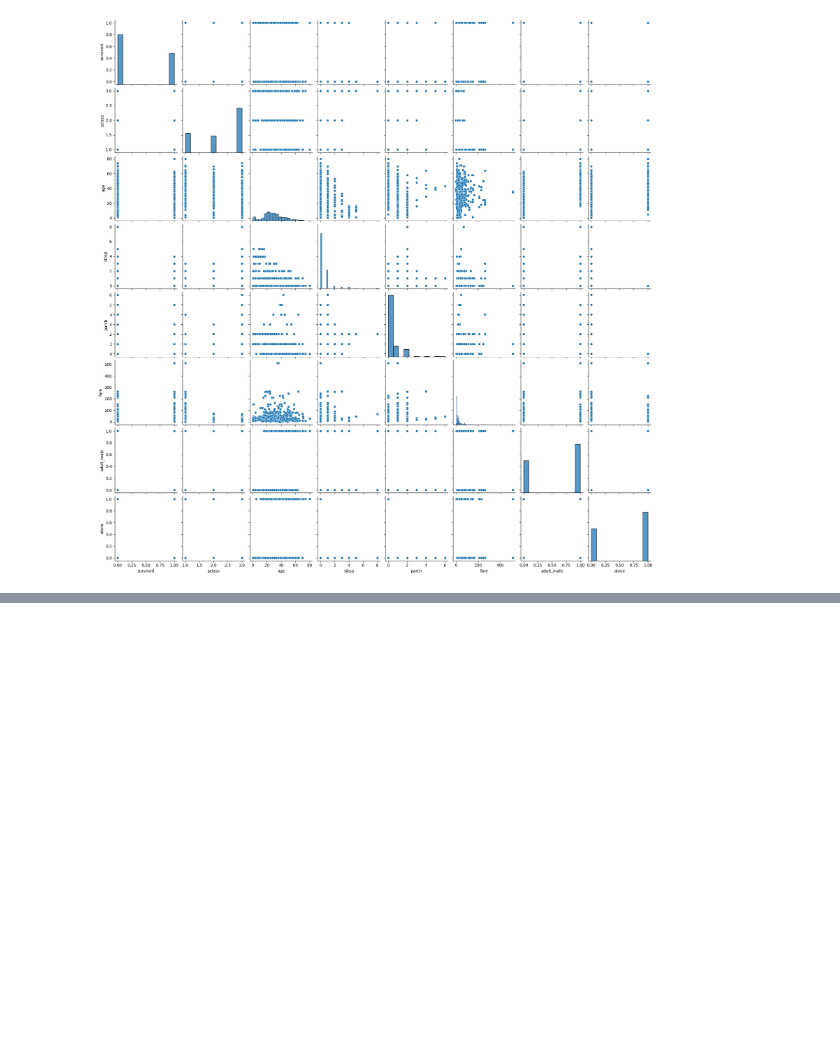
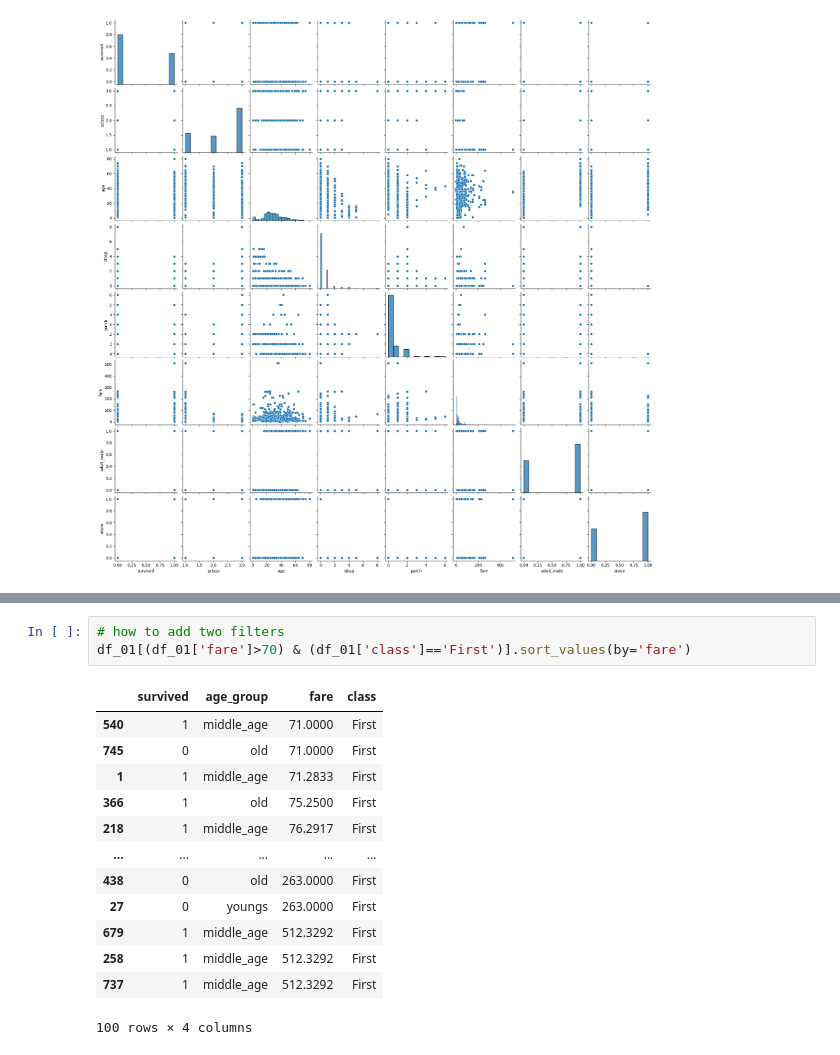
Before and after one commit to Abdul-Qadir3/Python_DataScience, a Jupyter notebook: 02_EDA/01_Pandas_tips_tricks/03_Pandas_tips_Tricks.ipynb, the cells around one changed output, grey strips where cells are left out. Saved outputs shown, nothing was run; the diff lists cells and outputs as text; blank space fills up the shorter version.

```diff
--- a/02_EDA/01_Pandas_tips_tricks/03_Pandas_tips_Tricks.ipynb
+++ b/02_EDA/01_Pandas_tips_tricks/03_Pandas_tips_Tricks.ipynb
@@ -312,0 +623,17 @@ sns.pairplot(df)
+# %%
+# how to add two filters
+df_01[(df_01['fare']>70) & (df_01['class']=='First')].sort_values(by='fare')
+# %% [output]
+|  | survived | age_group | fare | class |
+| 540 | 1 | middle_age | 71.0000 | First |
+| 745 | 0 | old | 71.0000 | First |
+| 1 | 1 | middle_age | 71.2833 | First |
+| 366 | 1 | old | 75.2500 | First |
+| 218 | 1 | middle_age | 76.2917 | First |
+| ... | ... | ... | ... | ... |
+| 438 | 0 | old | 263.0000 | First |
+| 27 | 0 | youngs | 263.0000 | First |
+| 679 | 1 | middle_age | 512.3292 | First |
+| 258 | 1 | middle_age | 512.3292 | First |
+| 737 | 1 | middle_age | 512.3292 | First |
+100 rows × 4 columns
```
Also changed, not shown: parts of 48 cells of this notebook, 4 other files.
